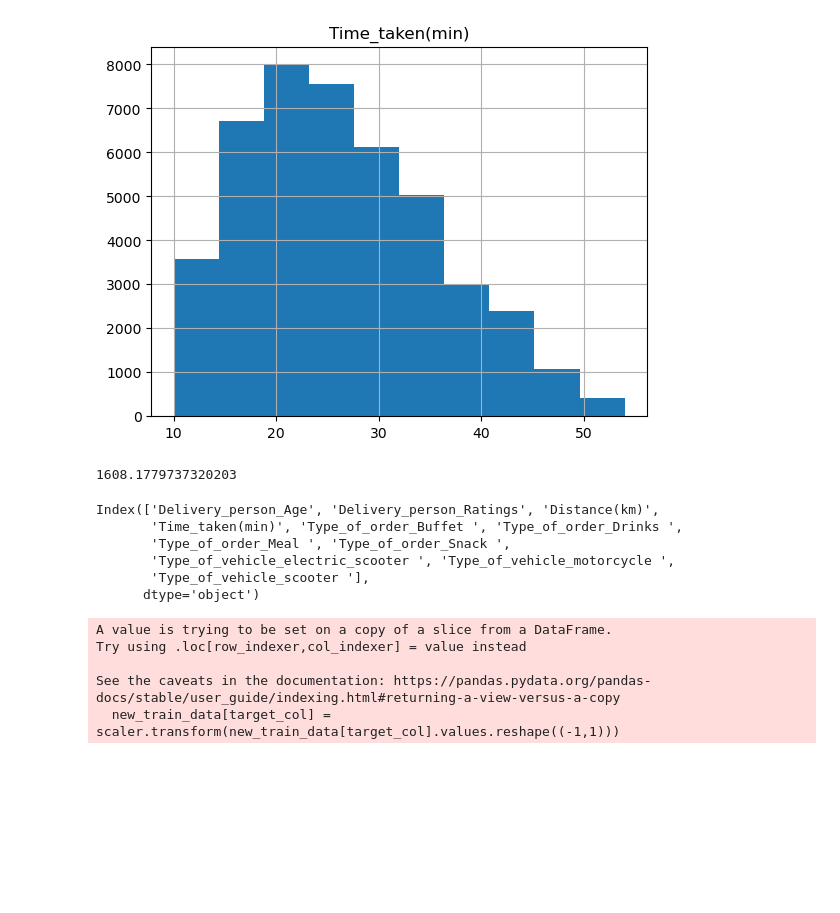
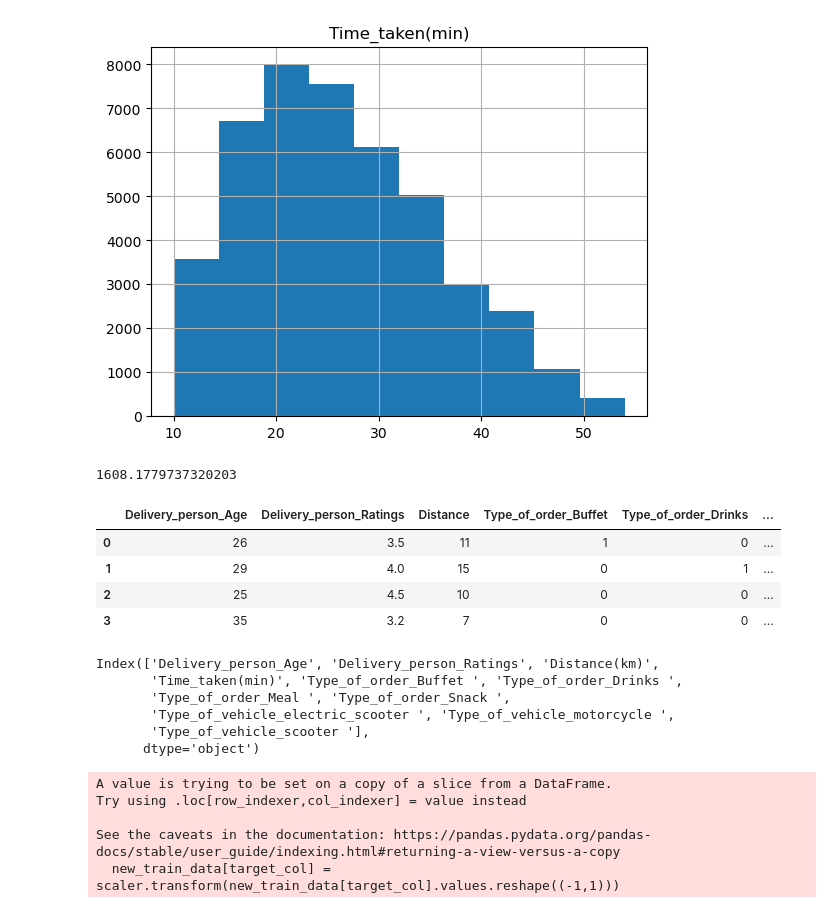
Before and after one commit to mohamedzayyan/Delivery-time-prediction, a Jupyter notebook: notebooks/Delivery time prediction.ipynb, the cells around one changed output. Drawn from its saved outputs; the diff is of its cells as text; code cells hidden in the pictures; blank space fills up the shorter version.

```diff
--- a/notebooks/Delivery time prediction.ipynb
+++ b/notebooks/Delivery time prediction.ipynb
@@ -199,19 +199,41 @@ new_train_data[target_col].hist()
 # %% [output]
 array([[<AxesSubplot:title={'center':'Time_taken(min)'}>]], dtype=object)
 [figure]
-# %%
-new_train_data['Distance(km)'].max()
-# %% [output]
-1608.1779737320203
-# %%
-new_train_data.columns
-# %% [output]
-Index(['Delivery_person_Age', 'Delivery_person_Ratings', 'Distance(km)',
-       'Time_taken(min)', 'Type_of_order_Buffet ', 'Type_of_order_Drinks ',
-       'Type_of_order_Meal ', 'Type_of_order_Snack ',
-       'Type_of_vehicle_electric_scooter ', 'Type_of_vehicle_motorcycle ',
-       'Type_of_vehicle_scooter '],
-      dtype='object')
+# %%
+new_train_data['Distance(km)'].max()
+# %% [output]
+1608.1779737320203
+# %%
+data = pd.DataFrame(
+        {
+            "Delivery_person_Age": [26, 29,25, 35],
+            "Delivery_person_Ratings": [3.5, 4.0,4.5, 3.2],
+            "Distance": [11, 15, 10, 7],
+            "Type_of_order_Buffet": [1, 0, 0, 0],
+            "Type_of_order_Drinks": [0, 1, 0, 0],
+            "Type_of_order_Meal": [0, 0, 1, 0],
+            "Type_of_order_Snack": [0, 0, 0, 1],
+            "Type_of_vehicle_electric_scooter": [1, 0 , 0, 0],
+            "Type_of_vehicle_motorcycle": [0, 1 , 1, 0],
+            "Type_of_vehicle_scooter": [0, 0 , 0, 1],
+            "Time_taken": [15, 25, 20, 18]
+        })
+data
+# %% [output]
+|  | Delivery_person_Age | Delivery_person_Ratings | Distance | Type_of_order_Buffet | Type_of_order_Drinks | ... |
+| 0 | 26 | 3.5 | 11 | 1 | 0 | ... |
+| 1 | 29 | 4.0 | 15 | 0 | 1 | ... |
+| 2 | 25 | 4.5 | 10 | 0 | 0 | ... |
+| 3 | 35 | 3.2 | 7 | 0 | 0 | ... |
+# %%
+new_train_data.columns
+# %% [output]
+Index(['Delivery_person_Age', 'Delivery_person_Ratings', 'Distance(km)',
+       'Time_taken(min)', 'Type_of_order_Buffet ', 'Type_of_order_Drinks ',
+       'Type_of_order_Meal ', 'Type_of_order_Snack ',
+       'Type_of_vehicle_electric_scooter ', 'Type_of_vehicle_motorcycle ',
+       'Type_of_vehicle_scooter '],
+      dtype='object')
 # %%
 scaler = StandardScaler()
 scaler = scaler.fit(new_train_data[target_col].values.reshape((-1,1)))
```
Also changed, not shown: parts of 2 cells of this notebook, 2 other files.
